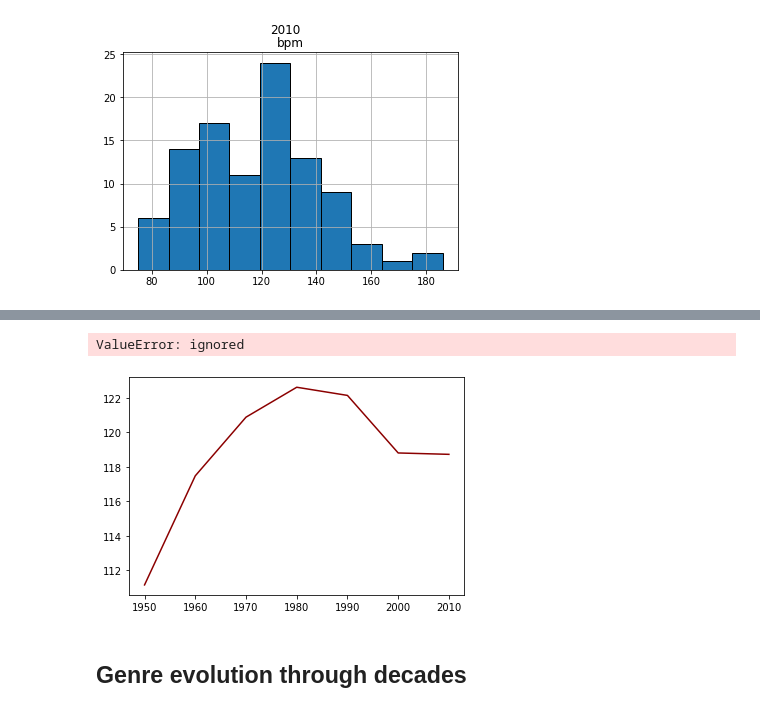
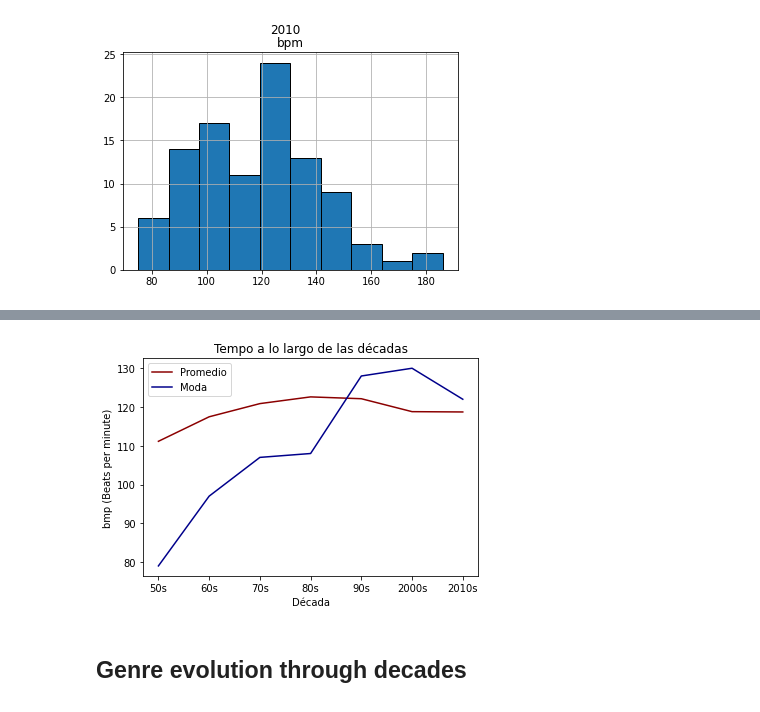
Before and after one commit to danielasenraoka/music_evolution, a Jupyter notebook: exploratory_anaysis.ipynb, the cells around one changed output, grey strips where cells are left out. Cells and saved outputs as stored; diff of their text form; code cells hidden in the pictures.

```diff
--- a/exploratory_anaysis.ipynb
+++ b/exploratory_anaysis.ipynb
@@ -66,7 +66,7 @@ for decade in decades:
   #eval("df"+decade)['bpm'].plot.kde()
   eval("df"+decade).hist(column = 'bpm', edgecolor = 'black')
   mean_vals.append(eval("df"+decade)['bpm'].mean())
-  mode_vals.append(eval("df"+decade)['bpm'].mode())
+  mode_vals.append(eval("df"+decade)['bpm'].mode()[0]) # mode() devuelve varias modas, me quedo con la primera
   st_devs.append(eval("df"+decade)['bpm'].std())
   np.mean(eval("df"+decade)['bpm'])
   plt.suptitle(decade)
@@ -82,17 +93,16 @@ for decade in decades:
 # %%
 decades_list = [1950+10*i for i in range(7)]
 #plt.errorbar(decades_list, mean_vals, st_devs, fmt = '-o', color = 'darkred')
 plt.plot(decades_list, mean_vals, color = 'darkred', label = 'Promedio')
 plt.plot(decades_list, mode_vals, color = 'darkblue', label = 'Moda')
 plt.ylabel("bmp (Beats per minute)")
 plt.xlabel("Década")
 plt.xticks(decades_list, ['50s', '60s', '70s', '80s', '90s', '2000s', '2010s'])
-plt.title('bmp medio a lo largo de las décadas')
+plt.title('Tempo a lo largo de las décadas')
 plt.legend()
 plt.show()
 # %% [output]
-ValueError: ignored
-[figure, old version]
+[figure, new version]
 # %% [markdown]
 ## Genre evolution through decades
 # %% [markdown]
```
Also changed, not shown: parts of 9 cells of this notebook.
